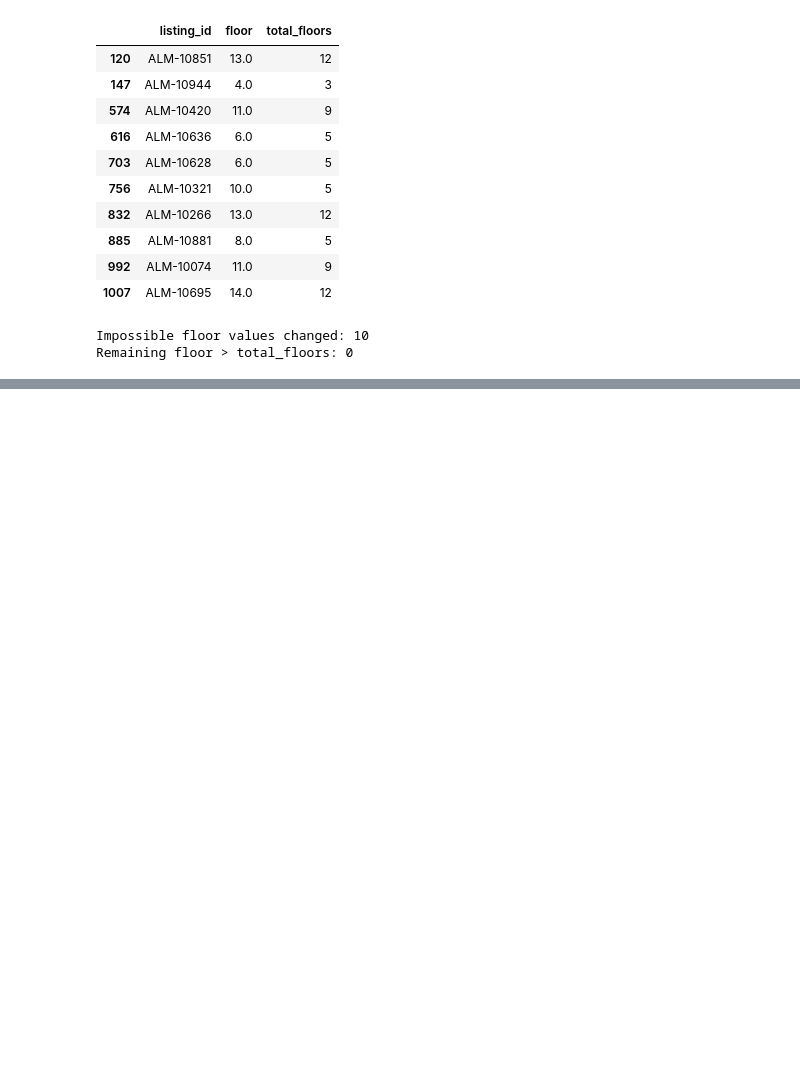
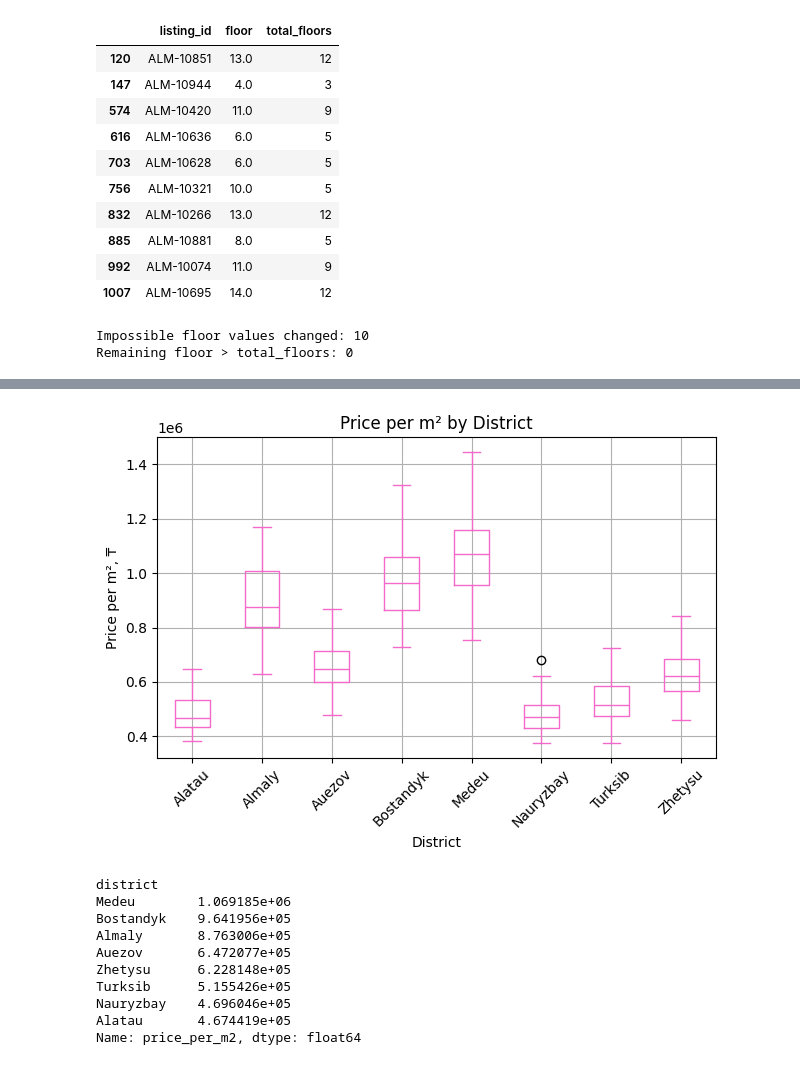
Before and after one commit to star111177/Kydyralina_ML_task_1, a Jupyter notebook: task1_data_preprocessing.ipynb, the cells around one changed output, grey strips where cells are left out. Saved outputs shown, nothing was run; the diff lists cells and outputs as text; code cells hidden in the pictures; blank space fills up the shorter version.

```diff
--- a/task1_data_preprocessing.ipynb
+++ b/task1_data_preprocessing.ipynb
@@ -735,0 +710,17 @@ Potential outliers in apartment area and price were investigated using the IQR r
+# %%
+bad_area_count = suspicious_area.sum()
+
+df.loc[suspicious_area, "area_m2"] = (
+    df.loc[suspicious_area, "area_m2"] / 10
+)
+
+df["price_per_m2"] = df["price_kzt"] / df["area_m2"]
+
+cleaning_log.append({
+    "operation": "Correct area values with misplaced decimal",
+    "rows_before": len(df),
+    "rows_after": len(df),
+    "cells_changed": bad_area_count
+})
+
+print("Area values corrected:", bad_area_count)
@@ -735,0 +1223,31 @@ Potential outliers in apartment area and price were investigated using the IQR r
+# %%
+import matplotlib.pyplot as plt
+
+df.boxplot(column="price_per_m2", by="district", rot=45,color="#F569C8")
+
+plt.ylabel("Price per m², ₸")
+plt.xlabel("District")
+plt.title("Price per m² by District")
+plt.suptitle("")
+plt.tight_layout()
+plt.show()
+
+district_medians = (
+    df.groupby("district")["price_per_m2"]
+    .median()
+    .sort_values(ascending=False)
+)
+
+print(district_medians)
+# %% [output]
+[figure, added]
+district
+Medeu        1.069185e+06
+Bostandyk    9.641956e+05
+Almaly       8.763006e+05
+Auezov       6.472077e+05
+Zhetysu      6.228148e+05
+Turksib      5.155426e+05
+Nauryzbay    4.696046e+05
+Alatau       4.674419e+05
+Name: price_per_m2, dtype: float64
```
Also changed, not shown: parts of 37 cells of this notebook, 1 other file.
